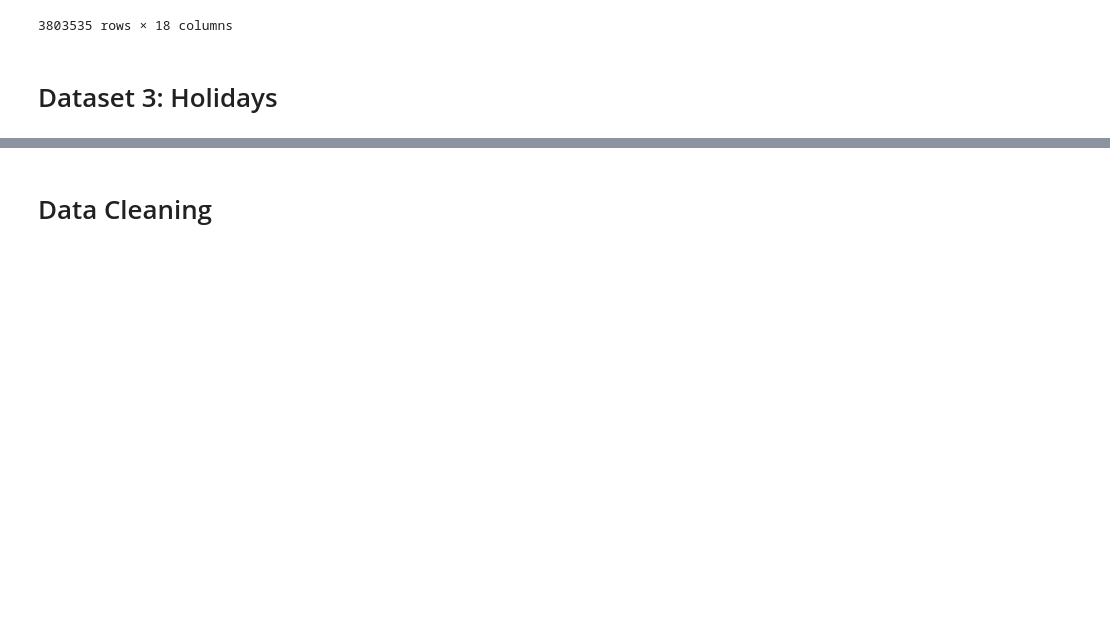
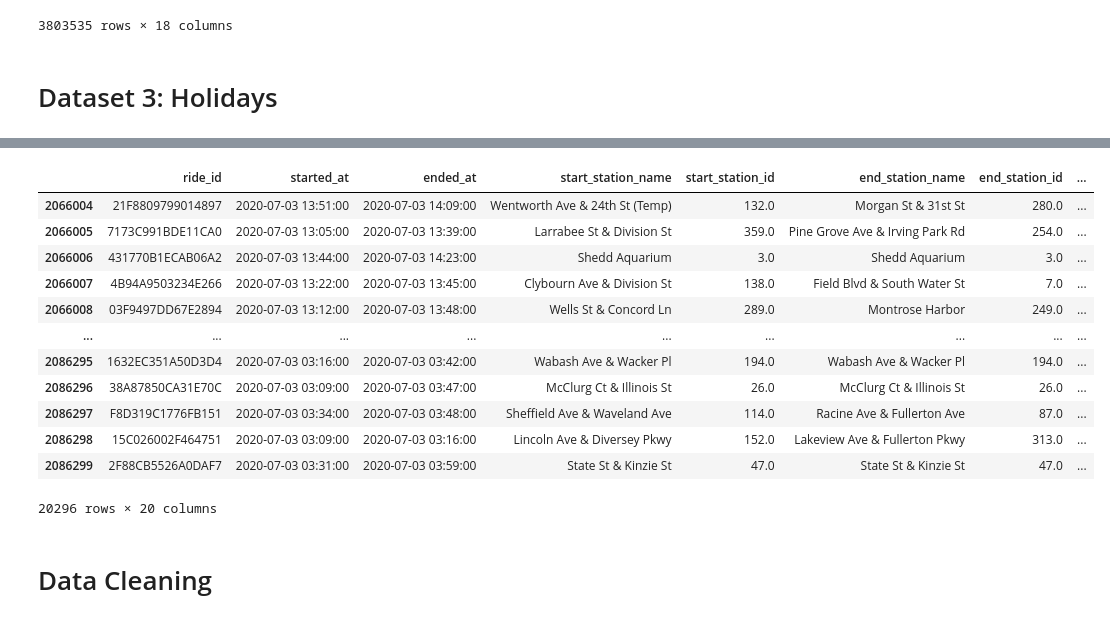
Before and after one commit to pranavshivk97/Divvy-Bike-Demand-Estimator, a Jupyter notebook: processing.ipynb, the cells around one changed output, grey strips where cells are left out. Cells and saved outputs as stored; diff of their text form; code cells hidden in the pictures; blank space fills up the shorter version.

```diff
--- a/processing.ipynb
+++ b/processing.ipynb
@@ -223,3 +667,19 @@ final_merged_data.loc[(final_merged_data['Month'] == 12) & (final_merged_data['D
+# %%
+final_merged_data.loc[(final_merged_data['Month'] == 7) & (final_merged_data['Day'] == 3)]
+# %% [output]
+|  | ride_id | started_at | ended_at | start_station_name | start_station_id | end_station_name | end_station_id | ... |
+| 2066004 | 21F8809799014897 | 2020-07-03 13:51:00 | 2020-07-03 14:09:00 | Wentworth Ave & 24th St (Temp) | 132.0 | Morgan St & 31st St | 280.0 | ... |
+| 2066005 | 7173C991BDE11CA0 | 2020-07-03 13:05:00 | 2020-07-03 13:39:00 | Larrabee St & Division St | 359.0 | Pine Grove Ave & Irving Park Rd | 254.0 | ... |
+| 2066006 | 431770B1ECAB06A2 | 2020-07-03 13:44:00 | 2020-07-03 14:23:00 | Shedd Aquarium | 3.0 | Shedd Aquarium | 3.0 | ... |
+| 2066007 | 4B94A9503234E266 | 2020-07-03 13:22:00 | 2020-07-03 13:45:00 | Clybourn Ave & Division St | 138.0 | Field Blvd & South Water St | 7.0 | ... |
+| 2066008 | 03F9497DD67E2894 | 2020-07-03 13:12:00 | 2020-07-03 13:48:00 | Wells St & Concord Ln | 289.0 | Montrose Harbor | 249.0 | ... |
+| ... | ... | ... | ... | ... | ... | ... | ... | ... |
+| 2086295 | 1632EC351A50D3D4 | 2020-07-03 03:16:00 | 2020-07-03 03:42:00 | Wabash Ave & Wacker Pl | 194.0 | Wabash Ave & Wacker Pl | 194.0 | ... |
+| 2086296 | 38A87850CA31E70C | 2020-07-03 03:09:00 | 2020-07-03 03:47:00 | McClurg Ct & Illinois St | 26.0 | McClurg Ct & Illinois St | 26.0 | ... |
+| 2086297 | F8D319C1776FB151 | 2020-07-03 03:34:00 | 2020-07-03 03:48:00 | Sheffield Ave & Waveland Ave | 114.0 | Racine Ave & Fullerton Ave | 87.0 | ... |
+| 2086298 | 15C026002F464751 | 2020-07-03 03:09:00 | 2020-07-03 03:16:00 | Lincoln Ave & Diversey Pkwy | 152.0 | Lakeview Ave & Fullerton Pkwy | 313.0 | ... |
+| 2086299 | 2F88CB5526A0DAF7 | 2020-07-03 03:31:00 | 2020-07-03 03:59:00 | State St & Kinzie St | 47.0 | State St & Kinzie St | 47.0 | ... |
+20296 rows × 20 columns
 # %% [markdown]
 # Data Cleaning
 # %%
```
Also changed, not shown: parts of 52 cells of this notebook.
